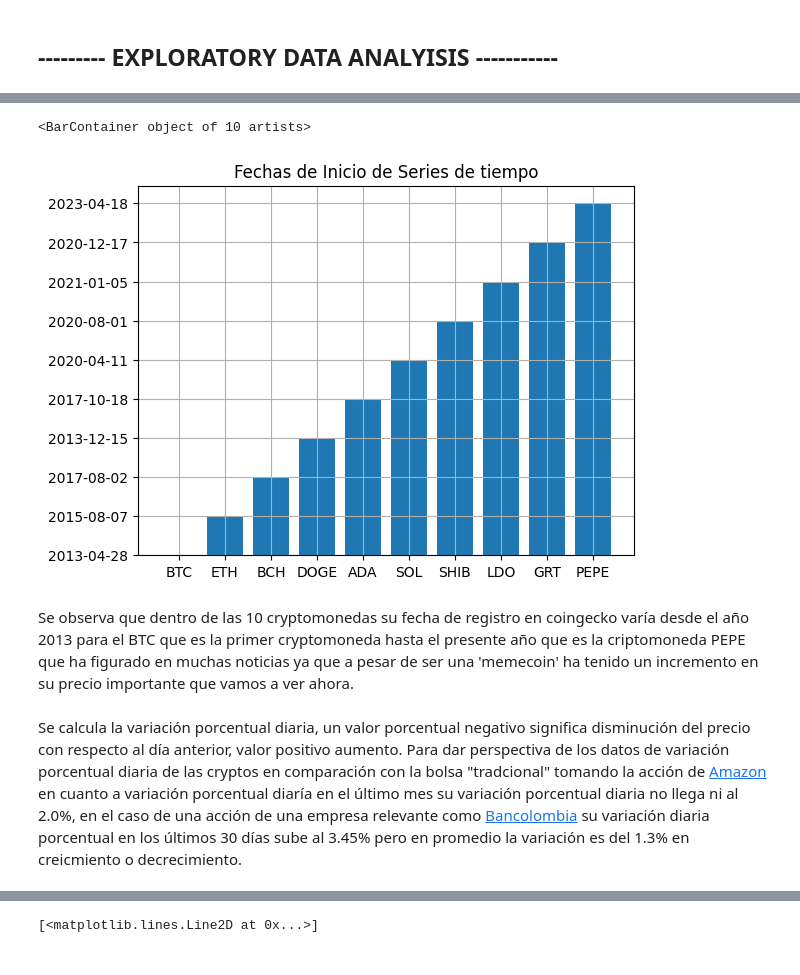
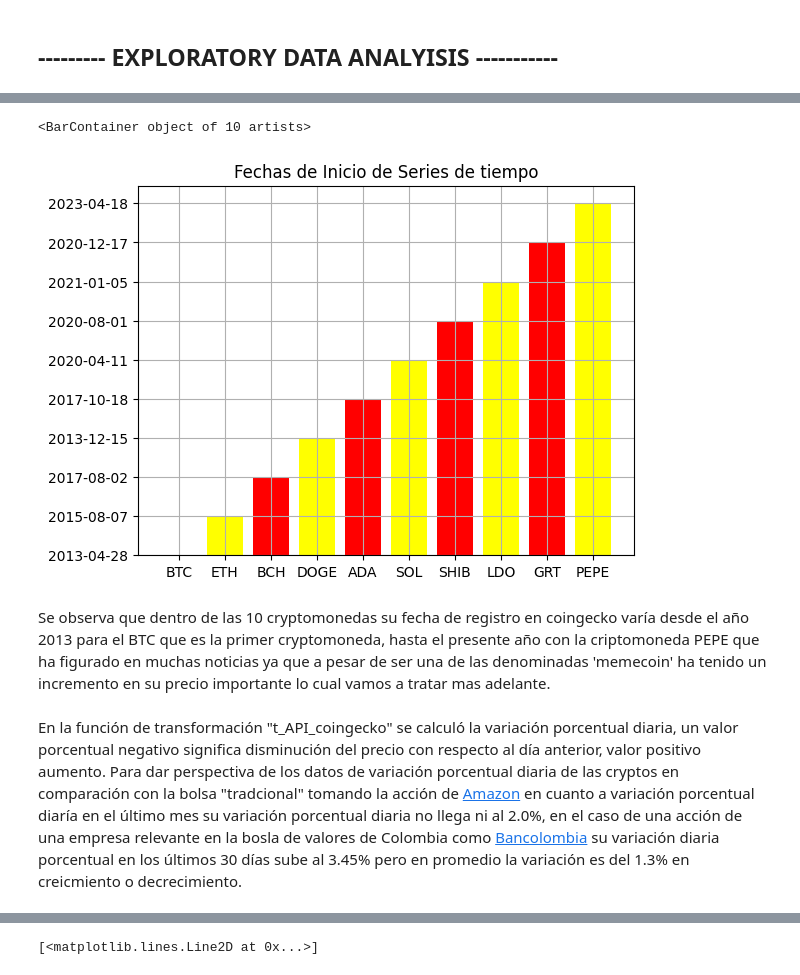
Before and after one commit to kdavisong/DA_Crypto_Maket, a Jupyter notebook: DA_CrypyoM.ipynb, the cells around one changed output, grey strips where cells are left out. Saved outputs shown, nothing was run; the diff lists cells and outputs as text; code cells hidden in the pictures.

```diff
--- a/DA_CrypyoM.ipynb
+++ b/DA_CrypyoM.ipynb
@@ -40,8 +47,8 @@ for df in lista_cryptos:
 # %%
 '''Se exportan los dataframes anidados en el orden de la lista "lista_cryptos", es decir 0.csv
 pertenece a BTC'''
-df_exportados = []
-for idx, df in enumerate(df_procesados):
-    csv= f"Cryptos_csv/{idx}.csv"
-    df.to_csv(csv, index = False)
-    df_exportados.append(csv)
+#df_exportados = []
+#for idx, df in enumerate(df_procesados):
+    #csv= f"Cryptos_csv/{idx}.csv"
+    #df.to_csv(csv, index = False)
+    #df_exportados.append(csv)
@@ -65,0 +74,9 @@ PEPE = pd.read_csv("Cryptos_csv/PEPE.csv")
+# %%
+#Generamos un dataframe con valores V/F donde V es un valor duplicado
+#La lista de dataframes df_procesados tiene en cada espacio un dataframe de serie de tiempo de criptomonedas
+duplicados = pd.DataFrame()
+for idx, i in enumerate(df_procesados):
+    p=df_procesados[idx].duplicated()
+    duplicados[idx] = p
+Cuenta_duplicados = duplicados.fillna(False).sum()
+Cuenta_duplicados
@@ -65,0 +95,15 @@ PEPE = pd.read_csv("Cryptos_csv/PEPE.csv")
+# %%
+lst = ["BTC", "ETH", "BCH", "DOGE","ADA", "SOL", "SHIB", "LDO", "GRT", "PEPE"]
+nulos_o_cero_df = pd.DataFrame(columns = ["BTC", "ETH", "BCH", "DOGE","ADA", "SOL", "SHIB", "LDO", "GRT", "PEPE"])
+
+for idx, i in enumerate(df_procesados):
+    nulos_o_cero = df_procesados[idx].isnull().sum() + (df_procesados[idx] == 0).sum()
+    nulos_o_cero_df[(lst[idx])] = nulos_o_cero
+    nulos_o_cero_df.loc["#Registros", lst[idx]] = df_procesados[idx].shape[0]
+nulos_o_cero_df
+#nulos_o_cero.plot(kind="bar", color="red")
+#plt.rcParams.update({"font.size" : 4})
+#plt.title("Cantidad de Valores Nulos o en Cero por Columna")
+#plt.xlabel("Columnas")
+#plt.ylabel("Cantidad")
+#plt.show()
@@ -77,11 +128,11 @@ del x[0]
 # %%
 plt.grid(True)
 plt.title('Fechas de Inicio de Series de tiempo')
-plt.bar(lst,x)
+plt.bar(lst,x, color = ["red","yellow"])
 # %% [output]
 <BarContainer object of 10 artists>
-[figure, old version]
+[figure, new version]
 # %% [markdown]
-Se observa que dentro de las 10 cryptomonedas su fecha de registro en coingecko varía desde el año 2013 para el BTC que es la primer cryptomoneda hasta el presente año que es la criptomoneda PEPE que ha figurado en muchas noticias ya que a pesar de ser una 'memecoin' ha tenido un incremento en su precio importante que vamos a ver ahora.
+Se observa que dentro de las 10 cryptomonedas su fecha de registro en coingecko varía desde el año 2013 para el BTC que es la primer cryptomoneda, hasta el presente año con la criptomoneda PEPE que ha figurado en muchas noticias ya que a pesar de ser una de las denominadas 'memecoin' ha tenido un incremento en su precio importante lo cual vamos a tratar mas adelante.
 # %% [markdown]
-Se calcula la variación porcentual diaria, un valor porcentual negativo significa disminución del precio con respecto al día anterior, valor positivo aumento. Para dar perspectiva de los datos de variación porcentual diaria de las cryptos en comparación con la bolsa "tradcional" tomando la acción de [Amazon](https://es.investing.com/equities/amazon-com-inc-historical-data) en cuanto a variación porcentual diaría en el último mes su variación porcentual diaria no llega ni al 2.0%, en el caso de una acción de una empresa relevante como [Bancolombia](https://es.investing.com/equities/bcolombia-historical-data) su variación diaria porcentual en los últimos 30 días sube al 3.45% pero en promedio la variación es del 1.3% en creicmiento o decrecimiento.
+En la función de transformación "t_API_coingecko" se calculó la variación porcentual diaria, un valor porcentual negativo significa disminución del precio con respecto al día anterior, valor positivo aumento. Para dar perspectiva de los datos de variación porcentual diaria de las cryptos en comparación con la bolsa "tradcional" tomando la acción de [Amazon](https://es.investing.com/equities/amazon-com-inc-historical-data) en cuanto a variación porcentual diaría en el último mes su variación porcentual diaria no llega ni al 2.0%, en el caso de una acción de una empresa relevante en la bosla de valores de Colombia como [Bancolombia](https://es.investing.com/equities/bcolombia-historical-data) su variación diaria porcentual en los últimos 30 días sube al 3.45% pero en promedio la variación es del 1.3% en creicmiento o decrecimiento.
```
Also changed, not shown: parts of 26 cells of this notebook.
